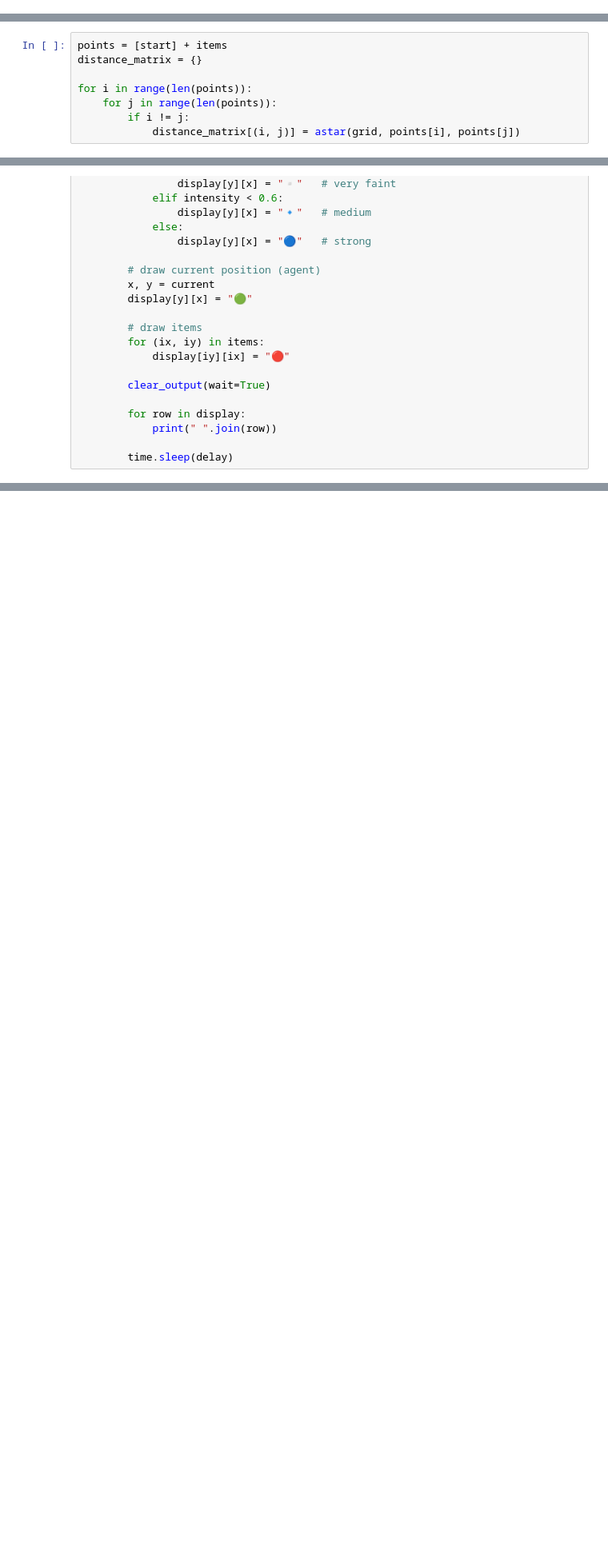
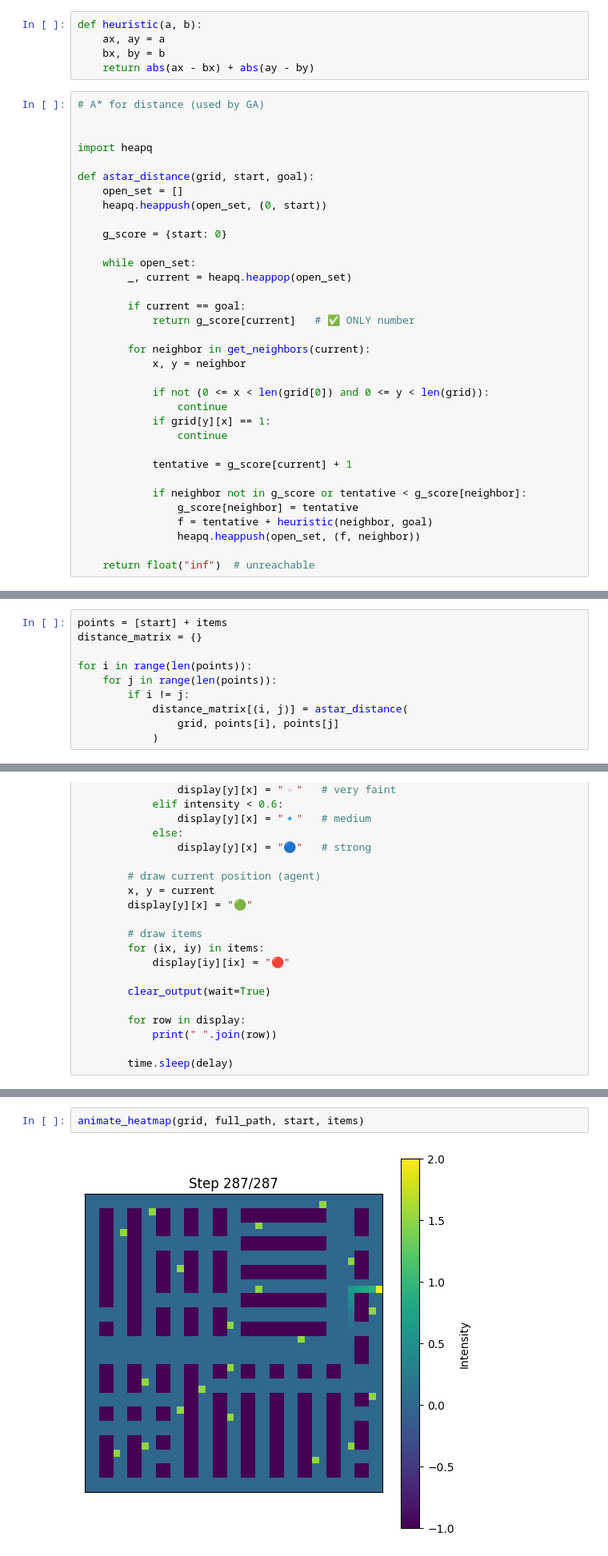
Before and after one commit to Otterly-Cute/AIProgrammingMiniProject, a Jupyter notebook: GA_And_AStar.ipynb, the cells around one changed output, grey strips where cells are left out. Shown at 80% size. Cells and saved outputs as stored; diff of their text form; blank space fills up the shorter version.

```diff
--- a/GA_And_AStar.ipynb
+++ b/GA_And_AStar.ipynb
@@ -198,0 +176,39 @@ def astar_path(grid, start, goal):
+# %%
+def heuristic(a, b):
+    ax, ay = a
+    bx, by = b
+    return abs(ax - bx) + abs(ay - by)
+# %%
+# A* for distance (used by GA)
+
+
+import heapq
+
+def astar_distance(grid, start, goal):
+    open_set = []
+    heapq.heappush(open_set, (0, start))
+
+    g_score = {start: 0}
+
+    while open_set:
+        _, current = heapq.heappop(open_set)
+
+        if current == goal:
+            return g_score[current]   # ✅ ONLY number
+
+        for neighbor in get_neighbors(current):
+            x, y = neighbor
+
+            if not (0 <= x < len(grid[0]) and 0 <= y < len(grid)):
+                continue
+            if grid[y][x] == 1:
+                continue
+
+            tentative = g_score[current] + 1
+
+            if neighbor not in g_score or tentative < g_score[neighbor]:
+                g_score[neighbor] = tentative
+                f = tentative + heuristic(neighbor, goal)
+                heapq.heappush(open_set, (f, neighbor))
+
+    return float("inf")  # unreachable
@@ -203,7 +262,9 @@ distance_matrix = {}
 for i in range(len(points)):
     for j in range(len(points)):
         if i != j:
-            distance_matrix[(i, j)] = astar(grid, points[i], points[j])
+            distance_matrix[(i, j)] = astar_distance(
+                grid, points[i], points[j]
+            )
 # %%
 import random
 
@@ -531,0 +636,4 @@ KeyboardInterrupt:
+# %%
+animate_heatmap(grid, full_path, start, items)
+# %% [output]
+[figure, added]
```
Also changed, not shown: parts of 10 cells of this notebook.
